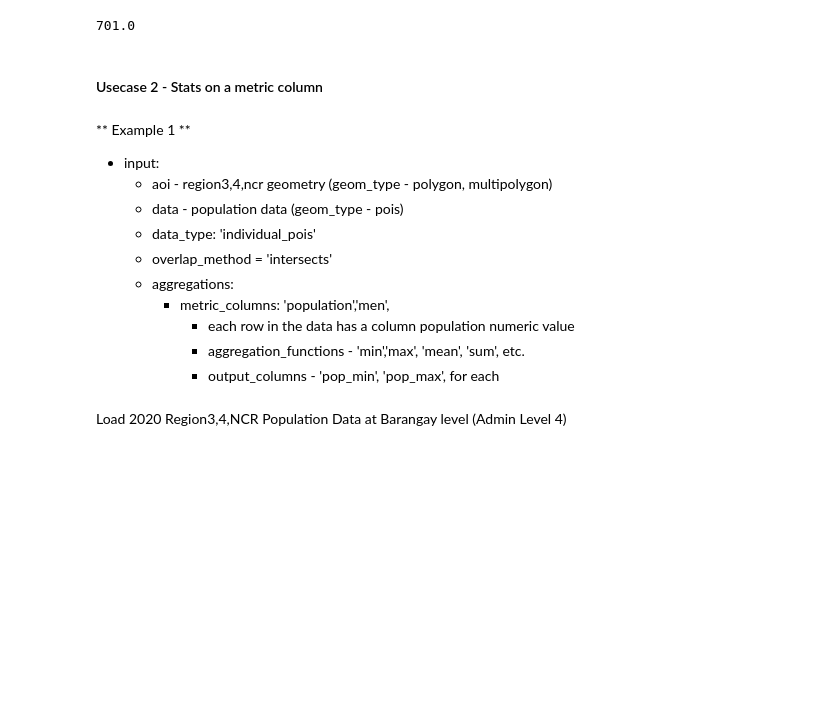
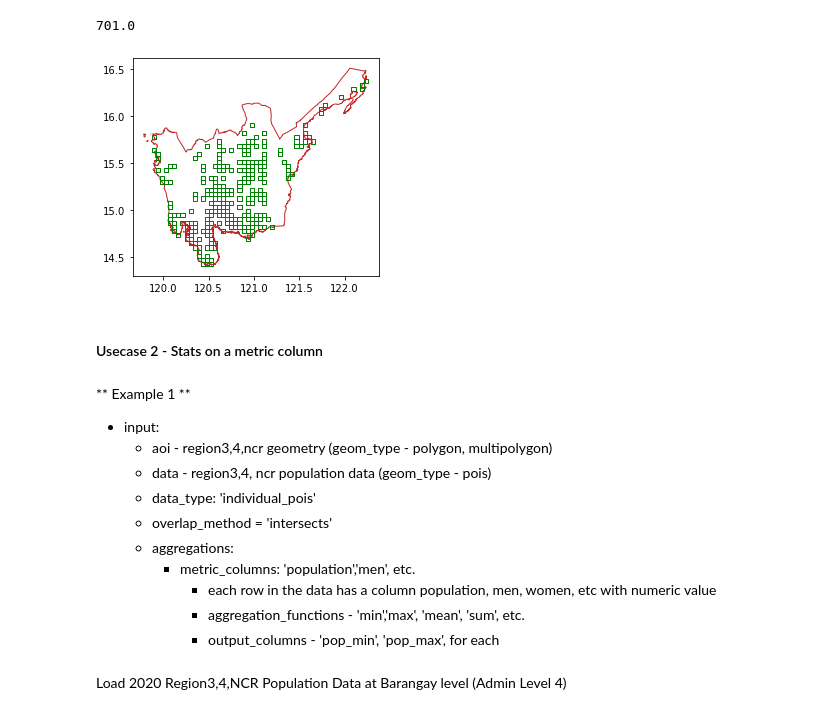
Before and after one commit to thinkingmachines/geowrangler, a Jupyter notebook: notebooks/tutorial.vector_zonal_stats.ipynb, the cells around one changed output. Cells and saved outputs as stored; diff of their text form; code cells hidden in the pictures; blank space fills up the shorter version.

```diff
--- a/notebooks/tutorial.vector_zonal_stats.ipynb
+++ b/notebooks/tutorial.vector_zonal_stats.ipynb
@@ -240,15 +249,28 @@ grid_aoi.pois_count.sum()
+# %%
+# no_test
+# show grids with at least 1 poi
+ax = aoi[aoi.Reg_Name == "Region III"].plot(
+    ax=plt.axes(),
+    facecolor="none",
+    edgecolor=[
+        "#C62828",
+    ],
+)
+ax = grid_aoi[grid_aoi.pois_count > 0].plot(ax=ax, facecolor="none", edgecolor="green")
+# %% [output]
+[figure, added]
 # %% [markdown]
 #### Usecase 2 - Stats on a metric column
 # %% [markdown]
 ** Example 1 **
 * input:
     - aoi - region3,4,ncr geometry (geom_type - polygon, multipolygon)
-    - data - population data (geom_type - pois)
+    - data - region3,4, ncr population data (geom_type - pois)
     - data_type: 'individual_pois'
     - overlap_method = 'intersects'
     - aggregations:
-        * metric_columns: 'population','men',
-            - each row in the data has a column population numeric value
+        * metric_columns: 'population','men', etc.
+            - each row in the data has a column population, men, women, etc with numeric value
             - aggregation_functions - 'min','max', 'mean', 'sum',  etc.
             - output_columns - 'pop_min', 'pop_max', for each
 # %% [markdown]
```
Also changed, not shown: parts of 32 cells of this notebook.
